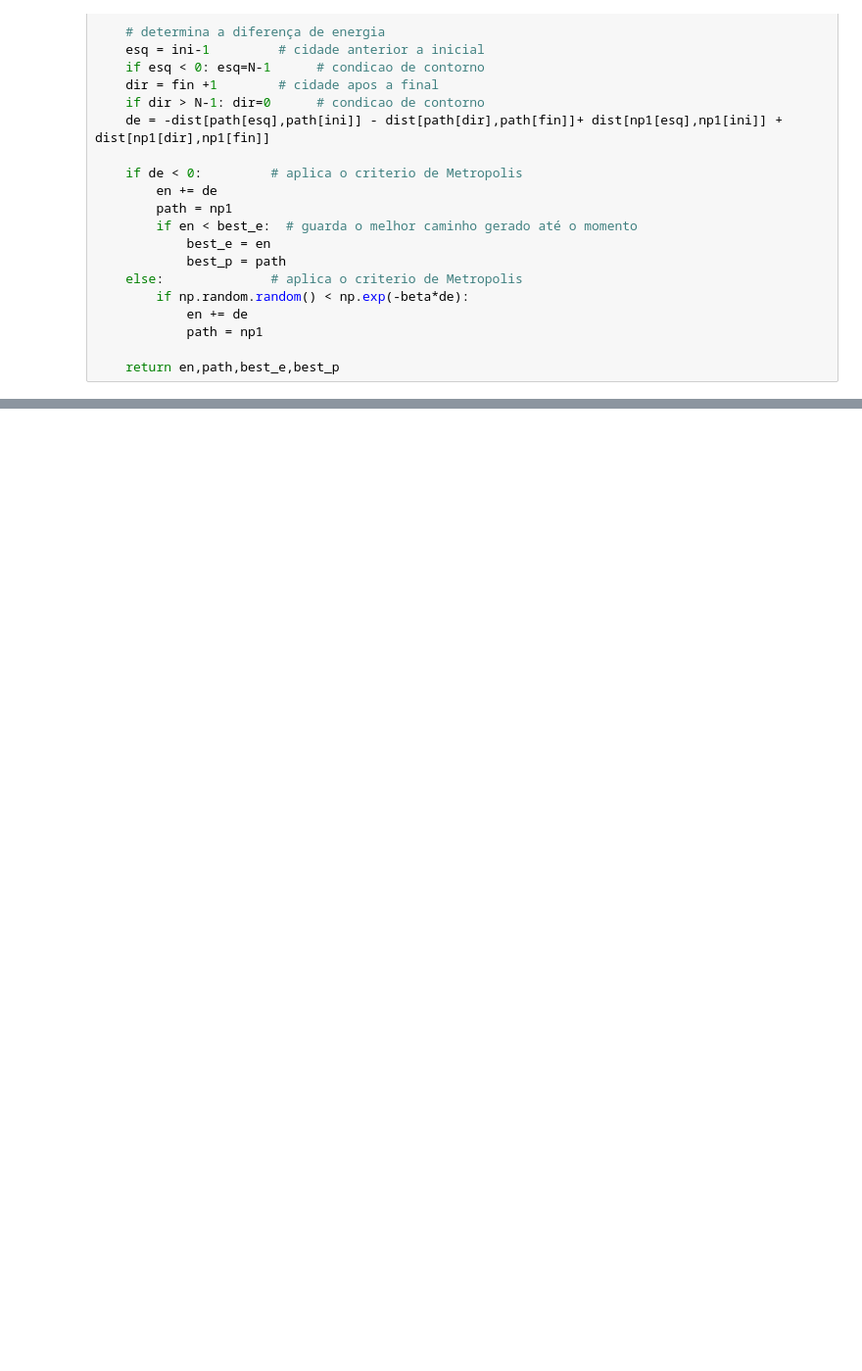
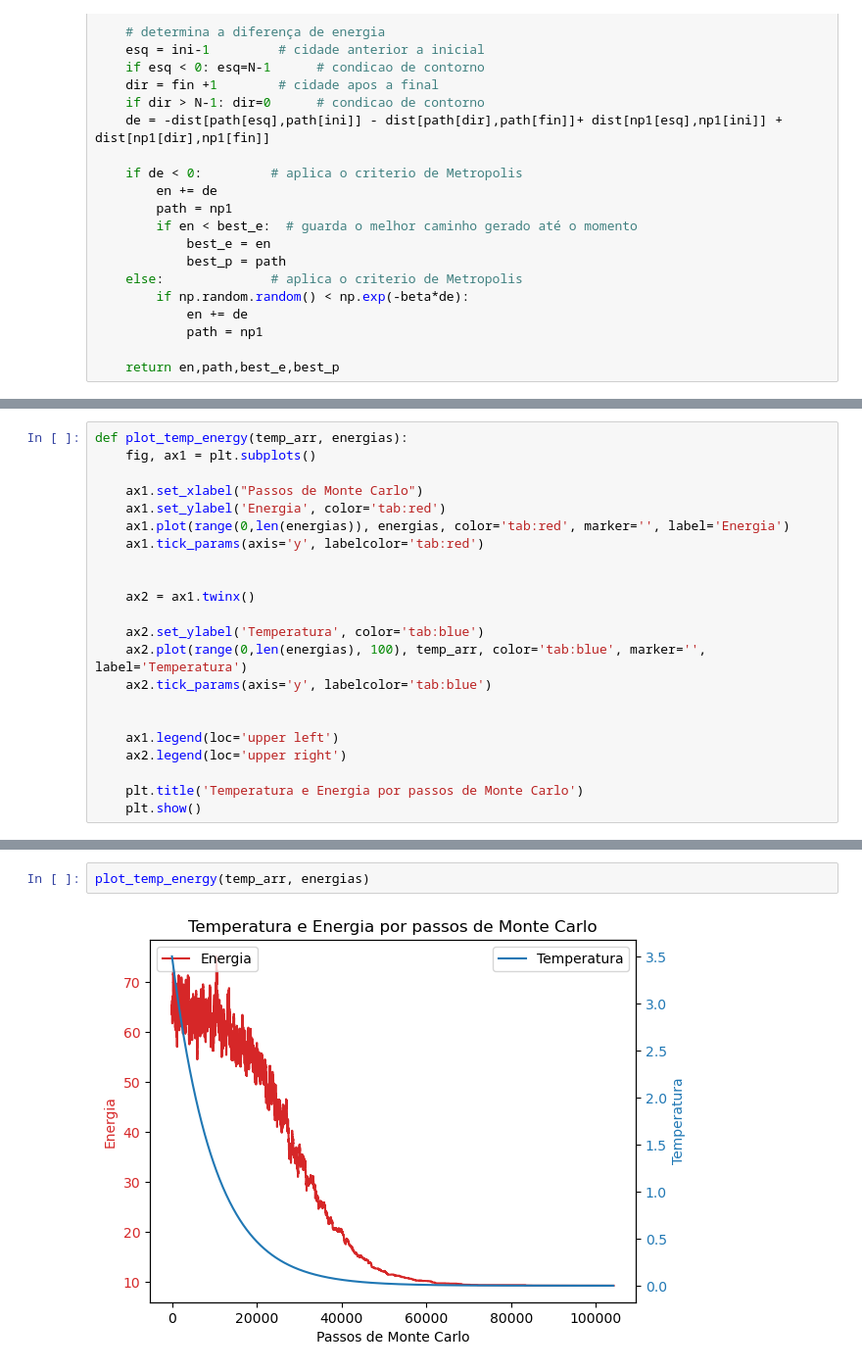
Before and after one commit to gabrielliman/SImmulated_annealing, a Jupyter notebook: Simulated_annealing.ipynb, the cells around one changed output, grey strips where cells are left out. Shown at 98% size. Saved outputs shown, nothing was run; the diff lists cells and outputs as text; blank space fills up the shorter version.

```diff
--- a/Simulated_annealing.ipynb
+++ b/Simulated_annealing.ipynb
@@ -107,0 +120,22 @@ def manysteps(N, beta, path, dist, num_steps):
+# %%
+def plot_temp_energy(temp_arr, energias):
+    fig, ax1 = plt.subplots()
+
+    ax1.set_xlabel("Passos de Monte Carlo")
+    ax1.set_ylabel('Energia', color='tab:red')
+    ax1.plot(range(0,len(energias)), energias, color='tab:red', marker='', label='Energia')
+    ax1.tick_params(axis='y', labelcolor='tab:red')
+
+
+    ax2 = ax1.twinx()
+
+    ax2.set_ylabel('Temperatura', color='tab:blue')
+    ax2.plot(range(0,len(energias), 100), temp_arr, color='tab:blue', marker='', label='Temperatura')
+    ax2.tick_params(axis='y', labelcolor='tab:blue')
+
+
+    ax1.legend(loc='upper left')
+    ax2.legend(loc='upper right')
+
+    plt.title('Temperatura e Energia por passos de Monte Carlo')
+    plt.show()
@@ -122,0 +175,4 @@ plt.show()
+# %%
+plot_temp_energy(temp_arr, energias)
+# %% [output]
+[figure, added]
```
Also changed, not shown: parts of 15 cells of this notebook.
